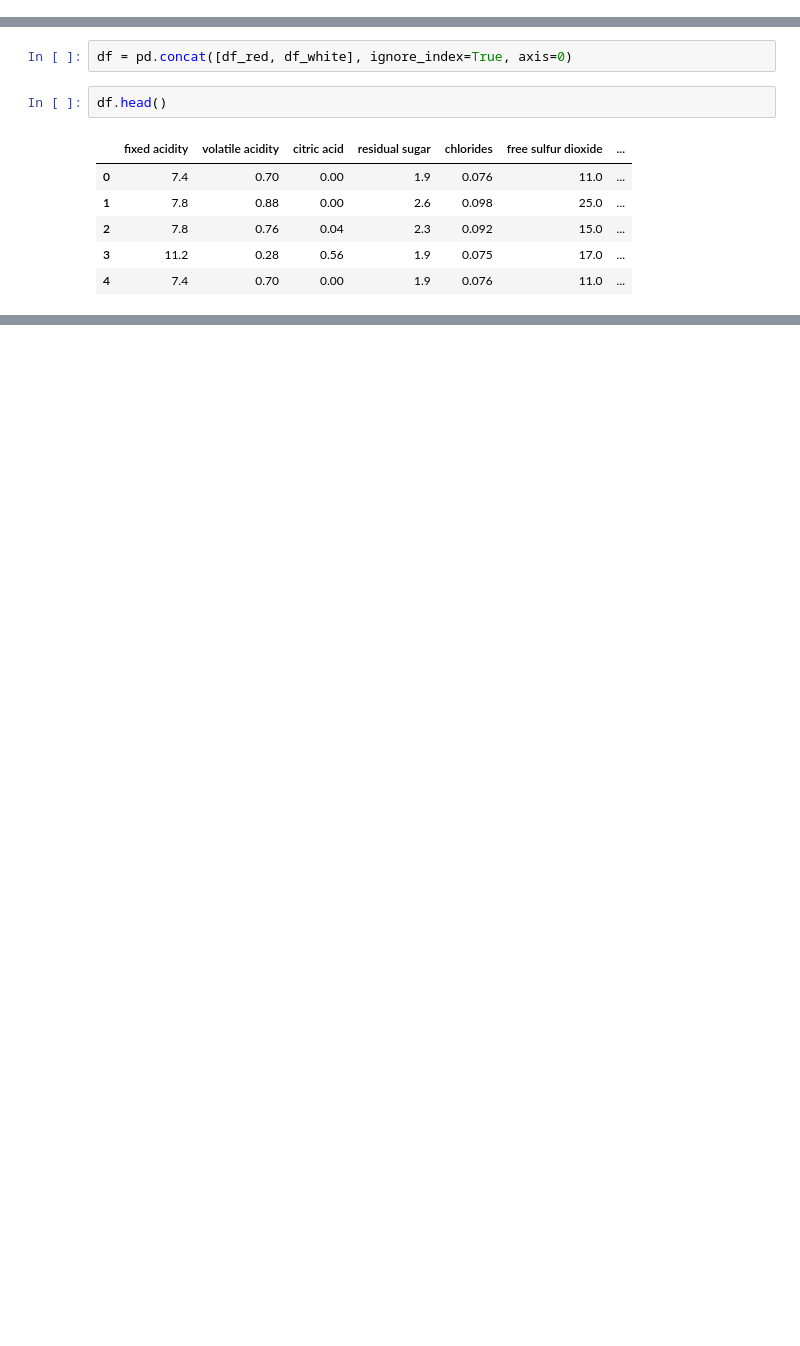
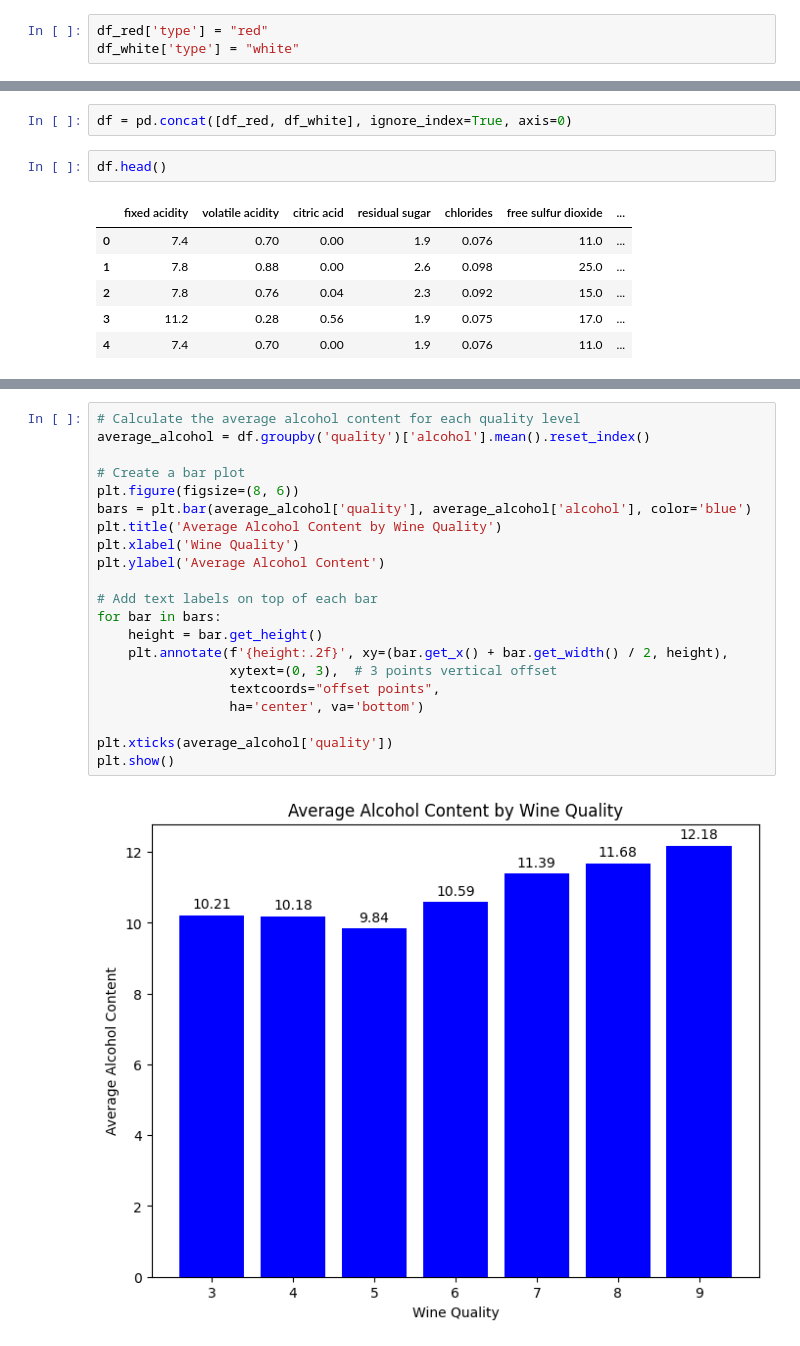
Before and after one commit to Clustering-Project/wine_quality_project, a Jupyter notebook: John/acquire.ipynb, the cells around one changed output, grey strips where cells are left out. Saved outputs shown, nothing was run; the diff lists cells and outputs as text; blank space fills up the shorter version.

```diff
--- a/John/acquire.ipynb
+++ b/John/acquire.ipynb
@@ -6,3 +8,6 @@ import pandas as pd
 # read in csv 'winequality_red.csv" and assign to df_red
 df_red = pd.read_csv('winequality-red.csv')
 df_white = pd.read_csv('winequality-white.csv')
+# %%
+df_red['type'] = "red"
+df_white['type'] = "white"
@@ -43,0 +119,23 @@ len(df)
+# %%
+# Calculate the average alcohol content for each quality level
+average_alcohol = df.groupby('quality')['alcohol'].mean().reset_index()
+
+# Create a bar plot
+plt.figure(figsize=(8, 6))
+bars = plt.bar(average_alcohol['quality'], average_alcohol['alcohol'], color='blue')
+plt.title('Average Alcohol Content by Wine Quality')
+plt.xlabel('Wine Quality')
+plt.ylabel('Average Alcohol Content')
+
+# Add text labels on top of each bar
+for bar in bars:
+    height = bar.get_height()
+    plt.annotate(f'{height:.2f}', xy=(bar.get_x() + bar.get_width() / 2, height),
+                 xytext=(0, 3),  # 3 points vertical offset
+                 textcoords="offset points",
+                 ha='center', va='bottom')
+
+plt.xticks(average_alcohol['quality'])
+plt.show()
+# %% [output]
+[figure, added]
```
Also changed, not shown: parts of 16 cells of this notebook, 1 other file.
